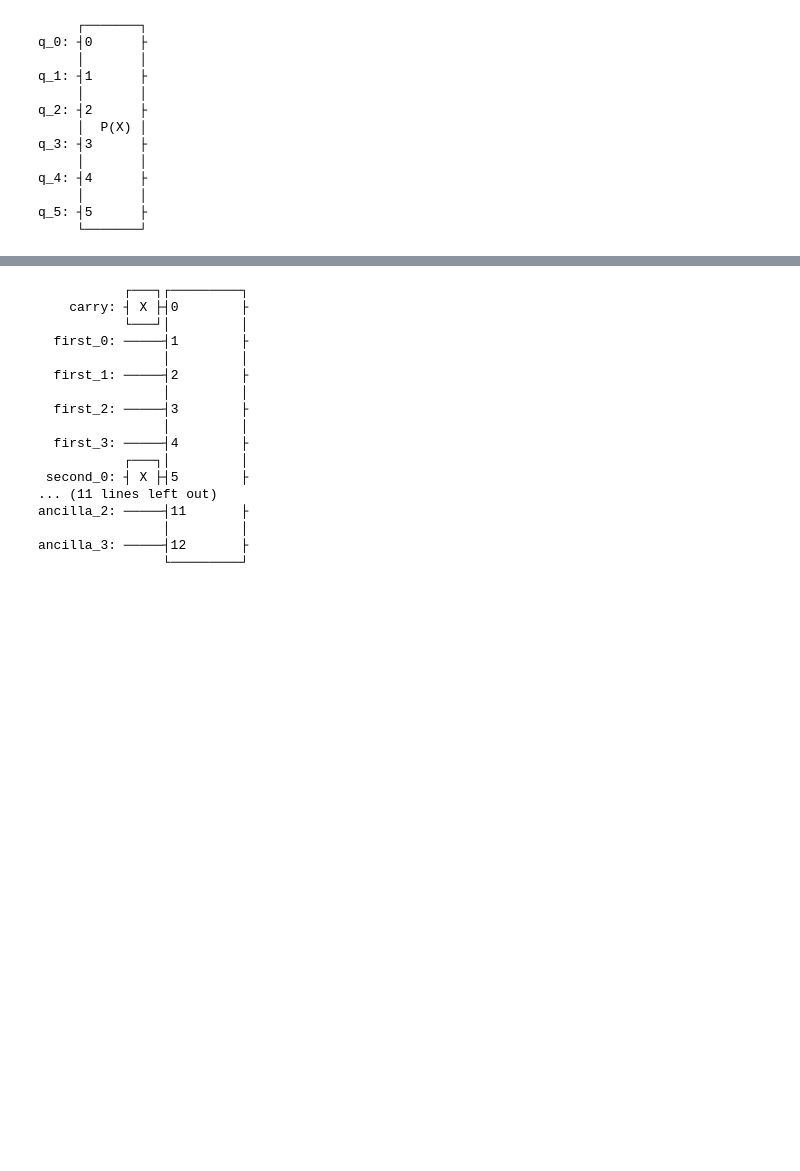
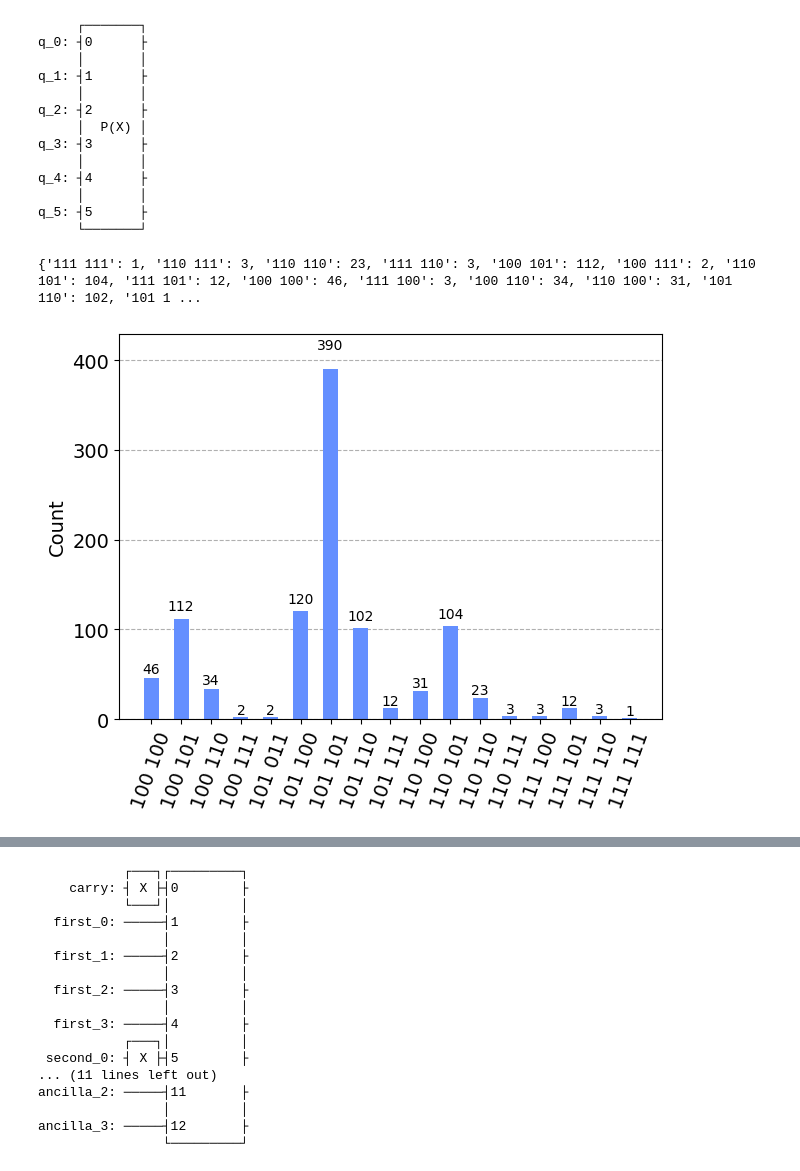
Before and after one commit to jianjun-dot/quantum-finance, a Jupyter notebook: spread_call_options.ipynb, the cells around one changed output, grey strips where cells are left out. Drawn from its saved outputs; the diff is of its cells as text; code cells hidden in the pictures; blank space fills up the shorter version.

```diff
--- a/spread_call_options.ipynb
+++ b/spread_call_options.ipynb
@@ -97,6 +111,28 @@ q_4: ┤4      ├
      │       │
 q_5: ┤5      ├
      └───────┘
+# %%
+from qiskit import QuantumCircuit, QuantumRegister, ClassicalRegister, execute, Aer
+first_number_register = QuantumRegister(num_uncertainty_qubits, name='number1')
+second_number_register = QuantumRegister(num_uncertainty_qubits, name='number2')
+first_number_results = ClassicalRegister(num_uncertainty_qubits, name='classical1')
+second_number_results = ClassicalRegister(num_uncertainty_qubits, name='classical2')
+
+quantum_circuit = QuantumCircuit(first_number_register, second_number_register, first_number_results, second_number_results)
+quantum_circuit.append(u, first_number_register[:] + second_number_register[:])
+quantum_circuit.measure(first_number_register, first_number_results)
+quantum_circuit.measure(second_number_register, second_number_results)
+
+job = execute(quantum_circuit, Aer.get_backend('aer_simulator'), shots=1000)
+results = job.result()
+counts = results.get_counts()
+print(counts)
+# print(counts)
+from qiskit.visualization import plot_histogram
+plot_histogram(counts)
+# %% [output]
+{'111 111': 1, '110 111': 3, '110 110': 23, '111 110': 3, '100 101': 112, '100 111': 2, '110 101': 104, '111 101': 12, '100 100': 46, '111 100': 3, '100 110': 34, '110 100': 31, '101 110': 102, '101 1 ...
+[figure, added]
 # %%
 from scipy.interpolate import griddata
 import matplotlib.pyplot as plt
```
Also changed, not shown: parts of 15 cells of this notebook, 11 other files.
